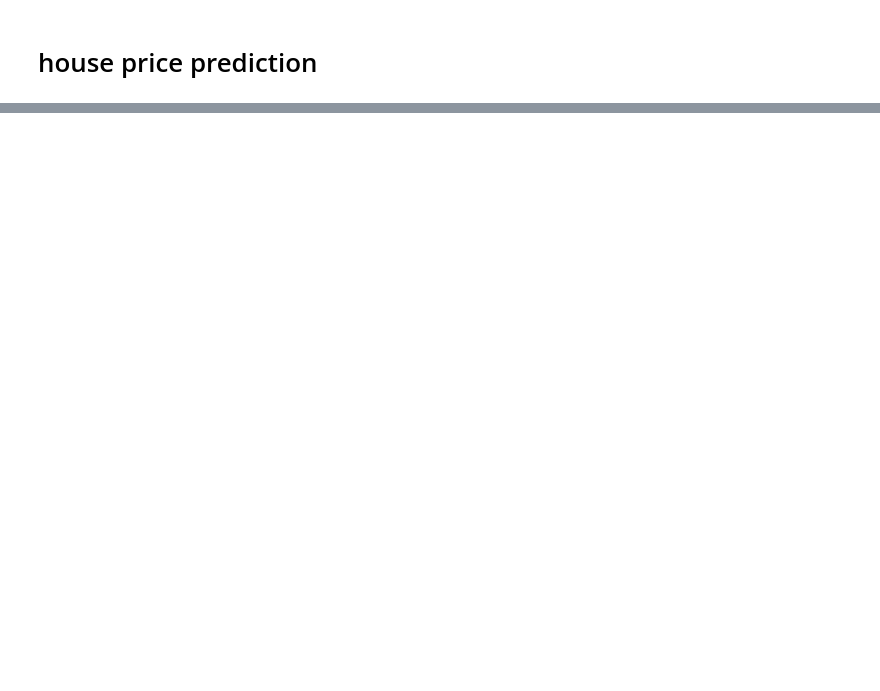
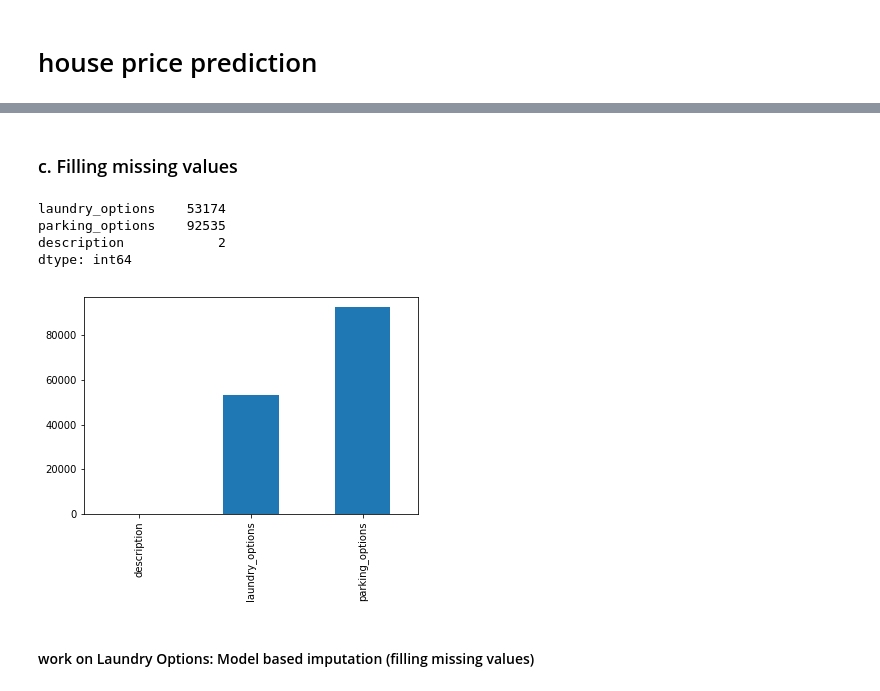
Before and after one commit to blurred-machine/Real-Estate-Rental-Pricing-Prediction-End-to-End-ML-Project, a Jupyter notebook: housepriceprediction.ipynb, the cells around one changed output, grey strips where cells are left out. Saved outputs shown, nothing was run; the diff lists cells and outputs as text; code cells hidden in the pictures; blank space fills up the shorter version.

```diff
--- a/housepriceprediction.ipynb
+++ b/housepriceprediction.ipynb
@@ -234,0 +115,17 @@ laundry_df.head()
+# %%
+def feature_outlier_removal(data, feature, min_q, max_q):
+    feature_min_outlier_mask = data[feature] > data[feature].quantile(min_q)
+    feature_max_outlier_mask = data[feature] < data[feature].quantile(max_q)
+    data = data[(feature_min_outlier_mask) & (feature_max_outlier_mask)]
+    print(feature, "min: ", min(data[feature]))
+    print(feature, "max: ", max(data[feature]))
+    return data
+
+def numerical_outlier_removal(data):
+    data = feature_outlier_removal(data, "price", 0.01, 0.999)
+    data = feature_outlier_removal(data, "sqfeet", 0.002, 0.999)
+    return data
+# %%
+raw_df = numerical_outlier_removal(df)
+print("\nOutliers Removed :", df.shape[0] - raw_df.shape[0])
+print("Data Shape: ", raw_df.shape[0])
@@ -234,0 +142,5 @@ laundry_df.head()
+# %%
+raw_df = raw_df[raw_df['beds'] <= 6]
+raw_df = raw_df[raw_df['baths'] <= 3.5]
+
+print("Data Shape: ", raw_df.shape[0])
@@ -234,0 +185,14 @@ laundry_df.head()
+# %%
+lat_min_mask = raw_df['lat'] >= 19.50139
+lat_max_mask = raw_df['lat'] <= 64.85694
+raw_df = raw_df[(lat_min_mask) & (lat_max_mask)]
+
+long_min_mask = raw_df['long'] >= -161.75583
+long_max_mask = raw_df['long'] <= -68.01197
+raw_df = raw_df[(long_min_mask) & (long_max_mask)]
+
+print("lat min: ", min(raw_df.lat))
+print("lat max: ", max(raw_df.lat))
+print("long min: ", min(raw_df.long))
+print("long max: ", max(raw_df.long))
+print("Data Shape: ", raw_df.shape[0])
@@ -234,0 +222,19 @@ laundry_df.head()
+# %% [markdown]
+### c. Filling missing values
+# %%
+missing = raw_df.isnull().sum()
+missing = missing[missing > 0]
+print(missing)
+missing.sort_values(inplace=True)
+try:
+    missing.plot.bar()
+except:
+    pass
+# %% [output]
+laundry_options    53174
+parking_options    92535
+description            2
+dtype: int64
+[figure, added]
+# %% [markdown]
+#### work on Laundry Options: Model based imputation (filling missing values)
```
Also changed, not shown: parts of 107 cells of this notebook, 1 other file.
